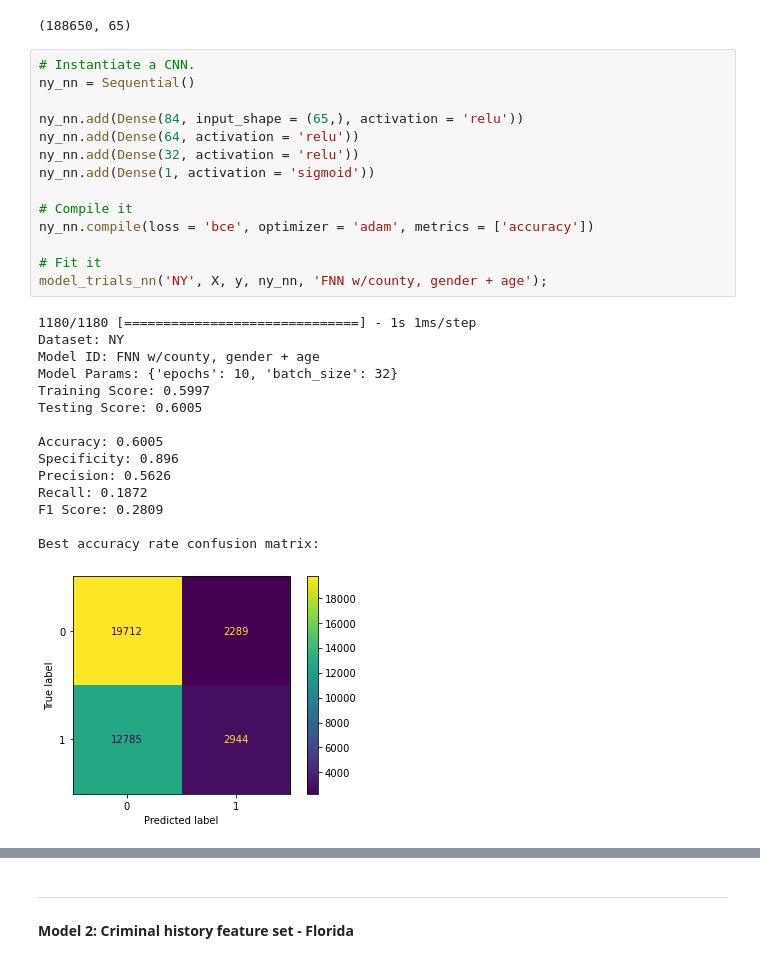
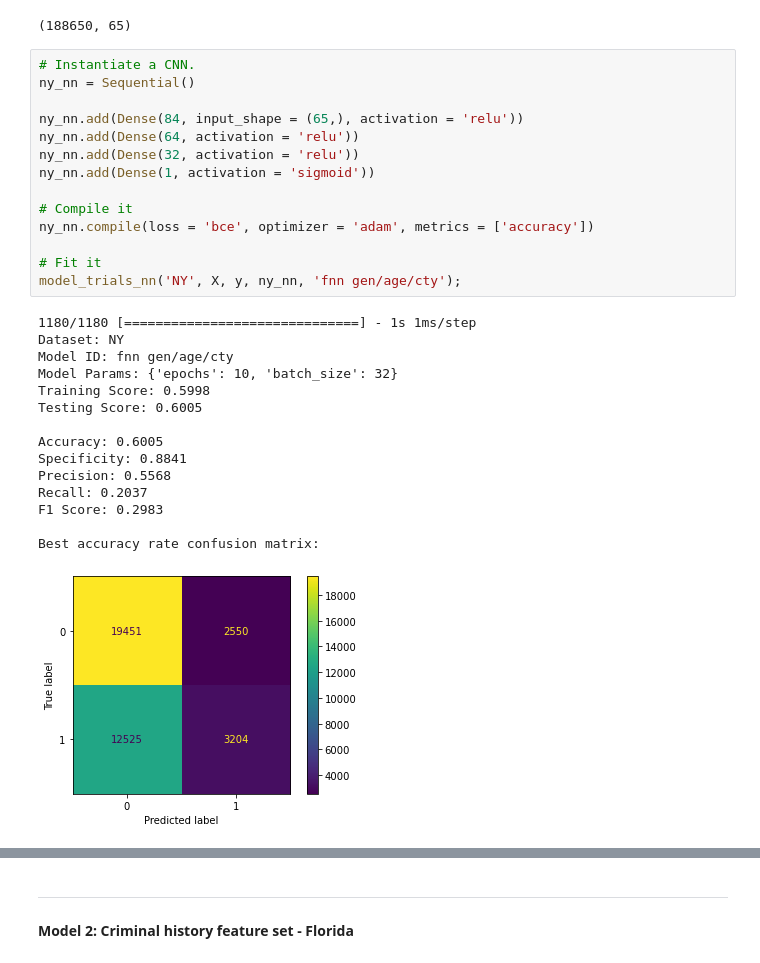
Before and after one commit to ga-dsi-822-group4/recidivism, a Jupyter notebook: notebooks/03_modeling.ipynb, the cells around one changed output, grey strips where cells are left out. Saved outputs shown, nothing was run; the diff lists cells and outputs as text.

```diff
--- a/notebooks/03_modeling.ipynb
+++ b/notebooks/03_modeling.ipynb
@@ -498,30 +489,30 @@ X.shape
 # %%
 # Instantiate a CNN.
 ny_nn = Sequential()
 
 ny_nn.add(Dense(84, input_shape = (65,), activation = 'relu'))
 ny_nn.add(Dense(64, activation = 'relu'))
 ny_nn.add(Dense(32, activation = 'relu'))
 ny_nn.add(Dense(1, activation = 'sigmoid'))
 
 # Compile it
 ny_nn.compile(loss = 'bce', optimizer = 'adam', metrics = ['accuracy'])
 
 # Fit it
-model_trials_nn('NY', X, y, ny_nn, 'FNN w/county, gender + age');
+model_trials_nn('NY', X, y, ny_nn, 'fnn gen/age/cty');
 # %% [output]
 1180/1180 [==============================] - 1s 1ms/step
 Dataset: NY
-Model ID: FNN w/county, gender + age
+Model ID: fnn gen/age/cty
 Model Params: {'epochs': 10, 'batch_size': 32}
-Training Score: 0.5997
+Training Score: 0.5998
 Testing Score: 0.6005
 
 Accuracy: 0.6005
-Specificity: 0.896
-Precision: 0.5626
-Recall: 0.1872
-F1 Score: 0.2809
+Specificity: 0.8841
+Precision: 0.5568
+Recall: 0.2037
+F1 Score: 0.2983
 
 Best accuracy rate confusion matrix:
-[figure, old version]
+[figure, new version]
```
Also changed, not shown: parts of 103 cells of this notebook, 3 other files.
